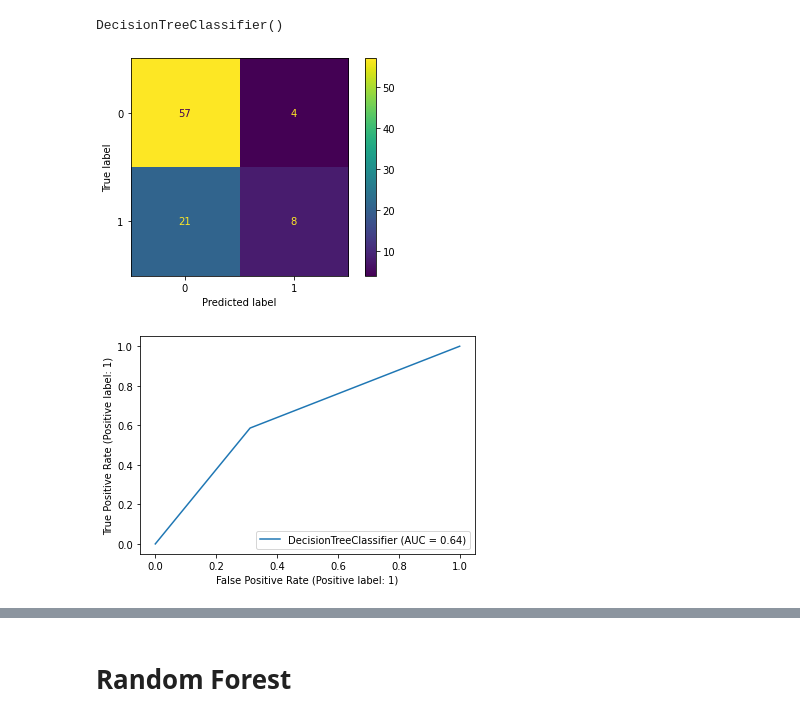
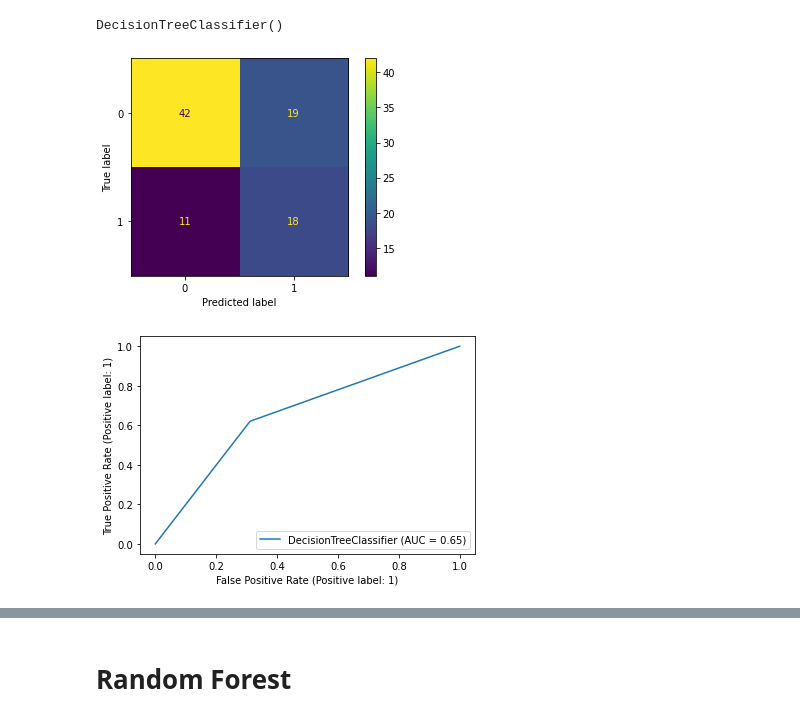
Before and after one commit to jopagel/Heart-Failure, a Jupyter notebook: RandomForest.ipynb, the cells around one changed output, grey strips where cells are left out. Drawn from its saved outputs; the diff is of its cells as text; code cells hidden in the pictures.

Commit message:
finished model implementation

```diff
--- a/RandomForest.ipynb
+++ b/RandomForest.ipynb
@@ -54,17 +54,17 @@ X_test_sc = scaler.transform(X_test)
 # %%
 ct_2 = DecisionTreeClassifier(max_depth=2)
 # %%
-ct = DecisionTreeClassifier()
+model_dt = DecisionTreeClassifier()
 # %%
-ct_2.fit(X_train_sc, y_train)
-ct.fit(X_train_sc, y_train)
+ct_2.fit(X_train, y_train)
+model_dt.fit(X_train_sm, y_train_sm)
 # %% [output]
 DecisionTreeClassifier()
 # %%
-plot_confusion_matrix(ct_2, X_test_sc, y_test);
+plot_confusion_matrix(model_dt, X_test_sc, y_test);
 # %% [output]
-[figure, old version]
+[figure, new version]
 # %%
-plot_roc_curve(ct, X_test_sc, y_test);
+plot_roc_curve(model_dt, X_test_sc, y_test);
 # %% [output]
-[figure, old version]
+[figure, new version]
```
Also changed, not shown: parts of 19 cells of this notebook, 1 other file.
